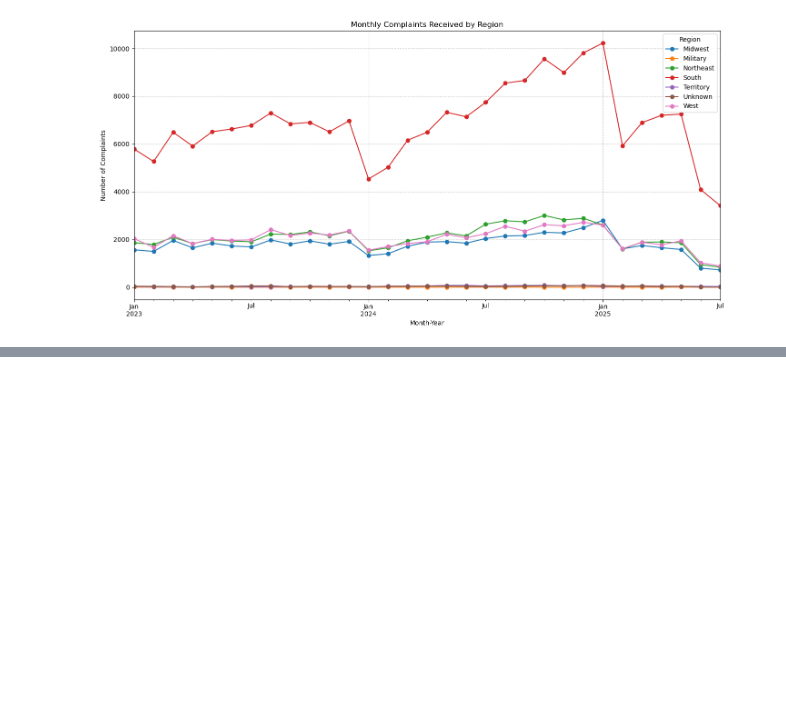
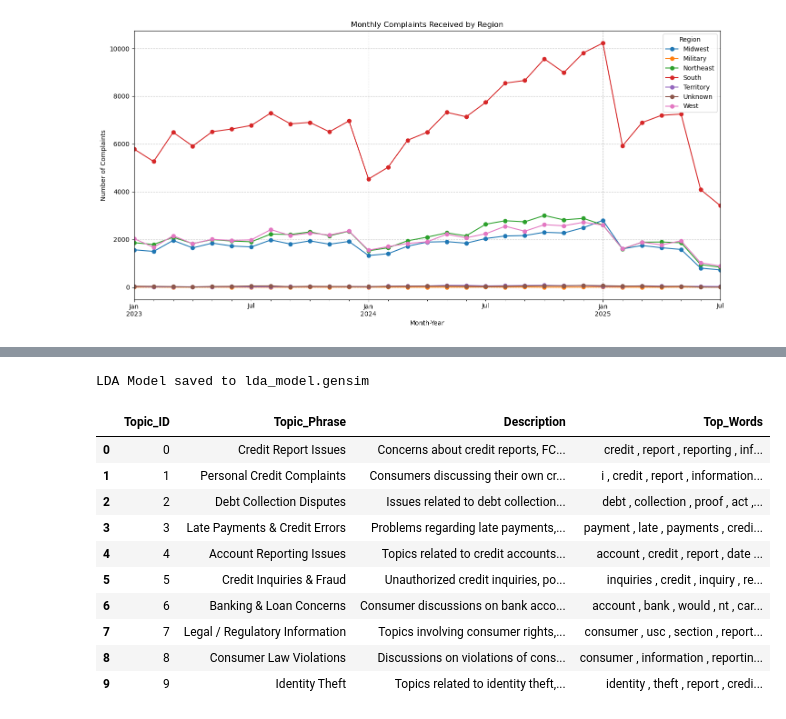
Before and after one commit to FillipusAditya/final-project-compfest17-bebek-ngapak, a Jupyter notebook: main.ipynb, the cells around one changed output, grey strips where cells are left out. Cells and saved outputs as stored; diff of their text form; code cells hidden in the pictures; blank space fills up the shorter version.

```diff
--- a/main.ipynb
+++ b/main.ipynb
@@ -945,0 +806,7 @@ LDA Model Perplexity: -6.3318
+# %%
+# Load the cleaned dataset
+consumer_complaints_cleaned = pd.read_csv("./consumer_complaints_issues_n_narative_cleaned.csv")
+
+# Display info message + few rows=
+print(f"Total Rows: {consumer_complaints_cleaned.shape[0]}, Total Columns: {consumer_complaints_cleaned.shape[1]}\n")
+consumer_complaints_cleaned.head(10)
@@ -945,0 +1013,73 @@ LDA Model Perplexity: -6.3318
+# %%
+# Save the model
+MODEL_PATH = "lda_model.gensim"
+lda_model.save(MODEL_PATH)
+print(f"LDA Model saved to {MODEL_PATH}")
+# %% [output]
+LDA Model saved to lda_model.gensim
+# %%
+# Get topics
+lda_topics = lda_model.print_topics(num_topics=-1)
+
+# Create DataFrame
+topics_df = pd.DataFrame(lda_topics, columns=['Topic_ID', 'Top_Words'])
+
+# Remove weights/digits from top words
+def clean_top_words(top_words_str):
+    # Remove all numbers, asterisks, and quotes
+    clean_str = re.sub(r'\d+\.\d+\*"', '', top_words_str)
+    clean_str = clean_str.replace('"', '')  # remove remaining quotes
+    clean_str = clean_str.replace('+', ',')  # replace + with comma for readability
+    return clean_str.strip()
+
+topics_df['Top_Words'] = topics_df['Top_Words'].apply(clean_top_words)
+
+# Add Topic Phrase & Description
+topic_phrases = [
+    "Credit Report Issues",
+    "Personal Credit Complaints",
+    "Debt Collection Disputes",
+    "Late Payments & Credit Errors",
+    "Account Reporting Issues",
+    "Credit Inquiries & Fraud",
+    "Banking & Loan Concerns",
+    "Legal / Regulatory Information",
+    "Consumer Law Violations",
+    "Identity Theft"
+]
+
+topic_descriptions = [
+    "Concerns about credit reports, FCRA compliance, and inaccurate account information.",
+    "Consumers discussing their own credit reports and filing complaints with bureaus.",
+    "Issues related to debt collection, validation of debts, and financial disputes.",
+    "Problems regarding late payments, credit errors, and account management.",
+    "Topics related to credit accounts, reporting dates, and account details.",
+    "Unauthorized credit inquiries, potential fraud, and consumer reporting issues.",
+    "Consumer discussions on bank accounts, loans, cards, and money transactions.",
+    "Topics involving consumer rights, US Code sections, reporting obligations, and agencies.",
+    "Discussions on violations of consumer protection laws, reporting, and credit issues.",
+    "Topics related to identity theft, fraud, and protective actions for consumers."
+]
+
+topics_df['Topic_Phrase'] = topic_phrases
+topics_df['Description'] = topic_descriptions
+
+# Reorder columns
+topics_df = topics_df[['Topic_ID', 'Topic_Phrase', 'Description', 'Top_Words']]
+
+topics_df.to_csv('lda_topics.csv', index=False)
+
+# Display
+topics_df
+# %% [output]
+|  | Topic_ID | Topic_Phrase | Description | Top_Words |
+| 0 | 0 | Credit Report Issues | Concerns about credit reports, FC... | credit , report , reporting , inf... |
+| 1 | 1 | Personal Credit Complaints | Consumers discussing their own cr... | i , credit , report , information... |
+| 2 | 2 | Debt Collection Disputes | Issues related to debt collection... | debt , collection , proof , act ,... |
+| 3 | 3 | Late Payments & Credit Errors | Problems regarding late payments,... | payment , late , payments , credi... |
+| 4 | 4 | Account Reporting Issues | Topics related to credit accounts... | account , credit , report , date ... |
+| 5 | 5 | Credit Inquiries & Fraud | Unauthorized credit inquiries, po... | inquiries , credit , inquiry , re... |
+| 6 | 6 | Banking & Loan Concerns | Consumer discussions on bank acco... | account , bank , would , nt , car... |
+| 7 | 7 | Legal / Regulatory Information | Topics involving consumer rights,... | consumer , usc , section , report... |
+| 8 | 8 | Consumer Law Violations | Discussions on violations of cons... | consumer , information , reportin... |
+| 9 | 9 | Identity Theft | Topics related to identity theft,... | identity , theft , report , credi... |
```
Also changed, not shown: parts of 52 cells of this notebook.
